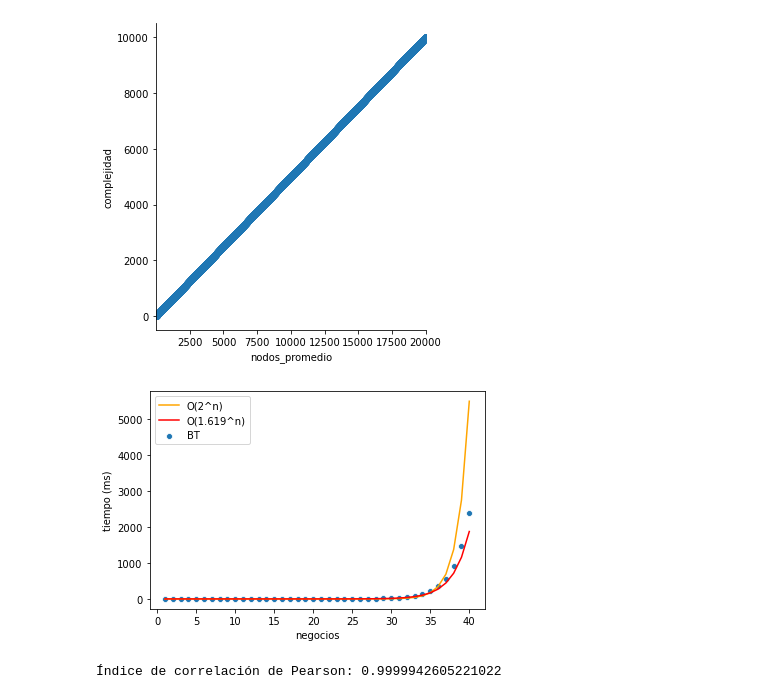
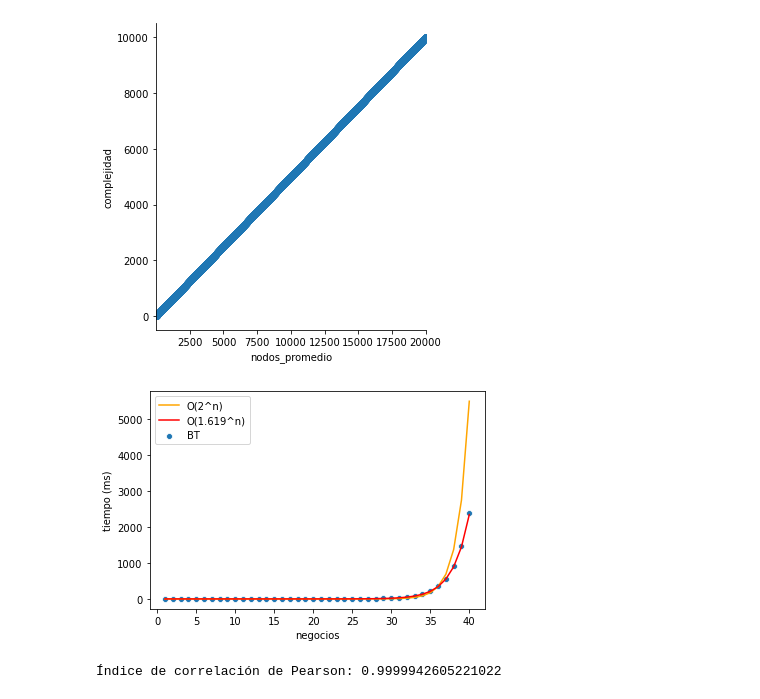
Before and after one commit to ZarthaxX/algo3-tp1, a Jupyter notebook: experimentacion/notebooks/analisis.ipynb, the cells around one changed output. Saved outputs shown, nothing was run; the diff lists cells and outputs as text; code cells hidden in the pictures.

```diff
--- a/experimentacion/notebooks/analisis.ipynb
+++ b/experimentacion/notebooks/analisis.ipynb
@@ -106,15 +106,15 @@ print("Índice de correlación de Pearson:", correlacion_pearson(df_BT_mejor_cas
 # %%
 df_BT_peor_caso = df_resultados[(df_resultados["metodo"]=="BT") & (df_resultados["dataset"] == "BT-peor-opt")].copy();
 df_BT_peor_caso["tiempo_esperado_exp2"] = 2 ** df_BT_peor_caso["negocios"] * 0.000000005; # Exponencial.
-df_BT_peor_caso["tiempo_esperado_exp1.619"] = 1.619 ** df_BT_peor_caso["negocios"] * 0.000008; # Exponencial.
+df_BT_peor_caso["tiempo_esperado_exp1.619"] = 1.619 ** df_BT_peor_caso["negocios"] * 0.00001; # Exponencial.
 fig = sns.scatterplot(data=df_BT_peor_caso, x='negocios', y='tiempo');
 fig = sns.lineplot(data=df_BT_peor_caso, x='negocios', y='tiempo_esperado_exp2', color="orange");
 fig = sns.lineplot(data=df_BT_peor_caso, x='negocios', y='tiempo_esperado_exp1.619', color="red");
 fig.legend(labels=['O(2^n)','O(1.619^n)','BT']);
 fig.set(xlabel='negocios', ylabel='tiempo (ms)');
-plt.savefig("..\\graphs\\complexity-BT-peor-caso.svg");
+plt.savefig("..\\graphs\\complejidad-BT-peor-caso.svg");
 # %% [output]
-[figure, old version]
+[figure, new version]
 # %%
 # Graficamos los tiempos de ejecución de la serie de instancias X1, ..., Xn vs la complejidad esperada.
 df_BT_peor_caso = df_resultados[(df_resultados["metodo"]=="BT") & (df_resultados["dataset"] == "BT-peor-opt")].copy();
```
Also changed, not shown: parts of 18 cells of this notebook.
